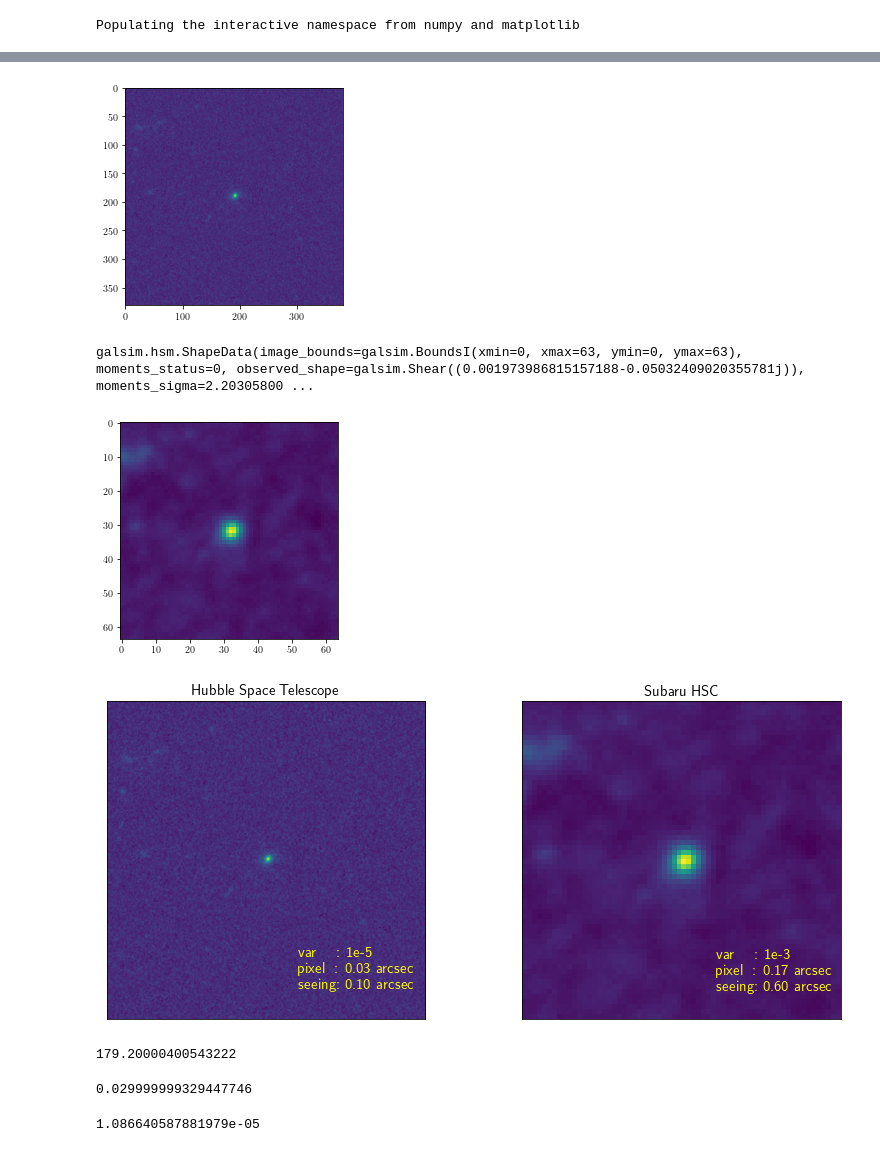
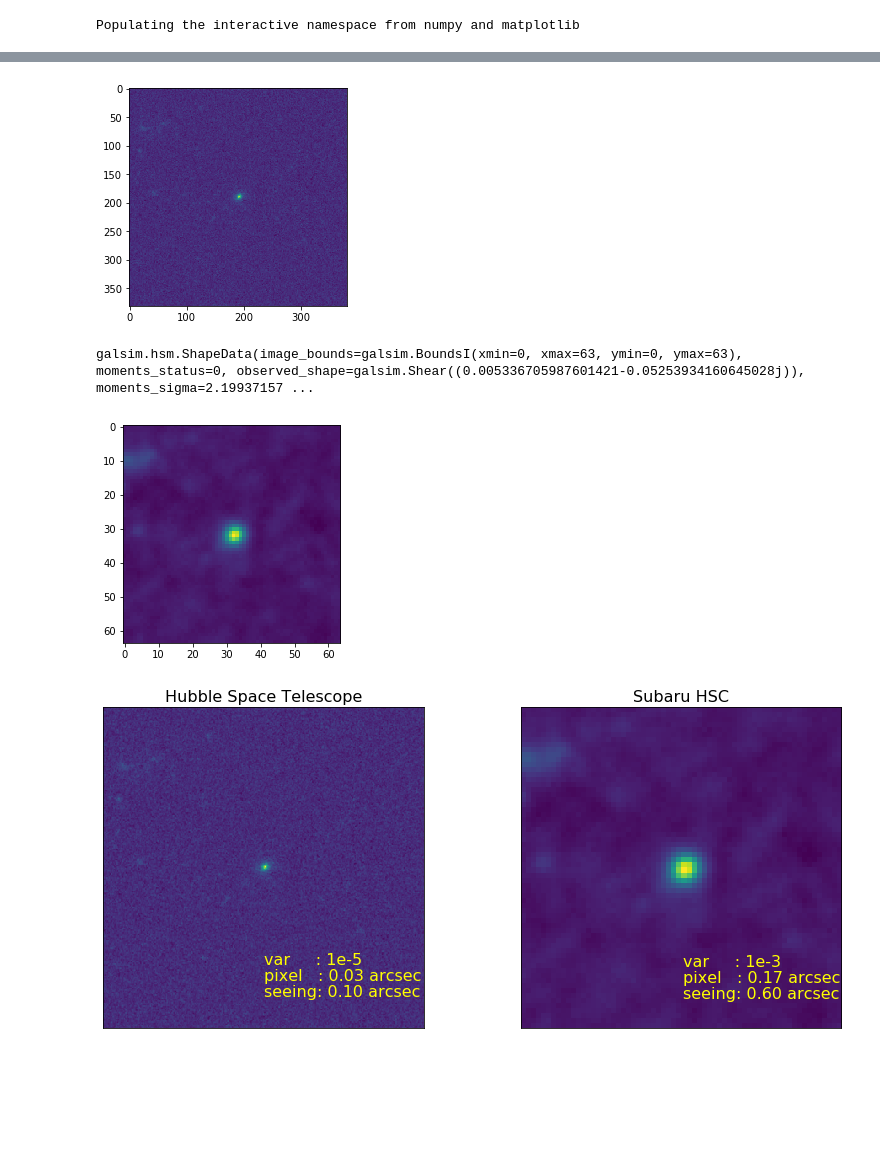
Before and after one commit to mr-superonion/FPFS, a Jupyter notebook: notebook/sim/3_2-rgcSimS4.ipynb, the cells around one changed output, grey strips where cells are left out. Drawn from its saved outputs; the diff is of its cells as text; code cells hidden in the pictures; blank space fills up the shorter version.

```diff
--- a/notebook/sim/3_2-rgcSimS4.ipynb
+++ b/notebook/sim/3_2-rgcSimS4.ipynb
@@ -51,9 +54,10 @@ galsim.hsm.ShapeData(image_bounds=galsim.BoundsI(xmin=0, xmax=42, ymin=0, ymax=4
 # %%
 # Get the  galaxy generator
 # Load data
+tdir=os.path.join(os.environ['homeWrk'],'COSMOS','galsim_train')
 Xname='best'
 catName     =   'real_galaxy_catalog_%s.fits' %(Xname)
-directory   =   '../../galsim_train/parent_%s_processed' %(Xname)
+directory   =   os.path.join(tdir,'parent_%s_processed' %(Xname))
 rgc         =   galsim.RealGalaxyCatalog(catName,dir=directory)
 rgcCat      =   rgc.cat
 nrgcDat     =   len(rgcCat)
@@ -61,76 +65,61 @@ nrgcDat     =   len(rgcCat)
 gals=[]
 # %%
 # setup the galaxy image and the noise image
-gal_image   =   galsim.ImageF(nx*ngrid,ny*ngrid,scale=scale)
+gal_image   =   galsim.ImageF(ngrid,ngrid,scale=scale)
 gal_image.setOrigin(0,0)
 index   =   42
 gal0    =   galsim.RealGalaxy(rgc,index=index,gsparams=bigfft)
-gal0        *=  flux_scaling
+gal0    *=  flux_scaling
 gal0.drawImage(gal_image,offset=(0.5,0.5))
 plt.imshow(gal0.original.gal_image.array)
 gals.append(gal0.original.gal_image.array)
 # %% [output]
-[figure, old version]
+[figure, new version]
 # %%
 # setup the galaxy image and the noise image
-gal_image   =   galsim.ImageF(nx*ngrid,ny*ngrid,scale=scale)
+gal_image   =   galsim.ImageF(ngrid,ngrid,scale=scale)
 gal_image.setOrigin(0,0)
 
 index   =   42
 gal0    =   galsim.RealGalaxy(rgc,index=index,gsparams=bigfft)
-gal0        *=  flux_scaling
-if i%nrot==0:
-    gal     =   gal0
-else:
-    gal     =   gal.rotate(1./nrot*np.pi*galsim.radians)
+gal0    *=  flux_scaling
+gal     =   gal0
 final   =   gal.shear(g1=g1,g2=g2)
 # Shear the galaxy
-if True:
-    final   =   galsim.Convolve([psfInt,final],gsparams=bigfft)
+final   =   galsim.Convolve([psfInt,final],gsparams=bigfft)
 # Draw the galaxy image
 final.drawImage(gal_image,method='no_pixel',offset=(0.5,0.5))
 varHST      =   gal_image.whitenNoise(final.noise)
 vn          =   galsim.GaussianNoise(ud,4e-5-varHST)
 gal_image.addNoise(vn)
 print(gal_image.FindAdaptiveMom())
+gals.append(gal_image.array)
 plt.imshow(gal_image.array)
-gals.append(gal_image.array)
 # %% [output]
-galsim.hsm.ShapeData(image_bounds=galsim.BoundsI(xmin=0, xmax=63, ymin=0, ymax=63), moments_status=0, observed_shape=galsim.Shear((0.001973986815157188-0.05032409020355781j)), moments_sigma=2.20305800 ...
+galsim.hsm.ShapeData(image_bounds=galsim.BoundsI(xmin=0, xmax=63, ymin=0, ymax=63), moments_status=0, observed_shape=galsim.Shear((0.005336705987601421-0.05253934160645028j)), moments_sigma=2.19937157 ...
-[figure, old version]
+[figure, new version]
 # %%
 plt.close()
+fs=16
 figure=plt.figure(figsize=(12,5))
 ax=figure.add_subplot(1,2,1)
-ax.set_title('Hubble Space Telescope',fontsize=15)
+ax.set_title('Hubble Space Telescope',fontsize=fs)
 ax.imshow(gals[0])
 ngrid=gals[0].shape[0]
-ax.text(0.6*ngrid,0.9*ngrid,'seeing: 0.10 arcsec',c='yellow',fontsize=15)
-ax.text(0.6*ngrid,0.85*ngrid,'pixel~~: 0.03 arcsec',c='yellow',fontsize=15)
-ax.text(0.6*ngrid,0.8*ngrid,'var~~~~: 1e-5',c='yellow',fontsize=15)
+ax.text(0.5*ngrid,0.9*ngrid,'seeing: 0.10 arcsec',color='yellow',fontsize=fs)
+ax.text(0.5*ngrid,0.85*ngrid,'pixel   : 0.03 arcsec',color='yellow',fontsize=fs)
+ax.text(0.5*ngrid,0.8*ngrid,'var     : 1e-5',color='yellow',fontsize=fs)
 ax.get_xaxis().set_visible(False)
 ax.get_yaxis().set_visible(False)
 ax=figure.add_subplot(1,2,2)
-ax.set_title('Subaru HSC',fontsize=15)
+ax.set_title('Subaru HSC',fontsize=fs)
 ax.imshow(gals[1])
 ngrid=gals[1].shape[0]
-ax.text(0.6*ngrid,0.9*ngrid,'seeing: 0.60 arcsec',c='yellow',fontsize=15)
-ax.text(0.6*ngrid,0.85*ngrid,'pixel~~: 0.17 arcsec',c='yellow',fontsize=15)
-ax.text(0.6*ngrid,0.8*ngrid,'var~~~~: 1e-3',c='yellow',fontsize=15)
+ax.text(0.5*ngrid,0.9*ngrid,'seeing: 0.60 arcsec',color='yellow',fontsize=fs)
+ax.text(0.5*ngrid,0.85*ngrid,'pixel   : 0.17 arcsec',color='yellow',fontsize=fs)
+ax.text(0.5*ngrid,0.8*ngrid,'var     : 1e-3',color='yellow',fontsize=fs)
 ax.get_xaxis().set_visible(False)
 ax.get_yaxis().set_visible(False)
 plt.tight_layout()
 # %% [output]
-[figure, old version]
+[figure, new version]
-# %%
-32*0.168/gal0.original.pixel_scale
-# %% [output]
-179.20000400543222
-# %%
-gal0.original.pixel_scale
-# %% [output]
-0.029999999329447746
-# %%
-varHST
-# %% [output]
-1.086640587881979e-05
```
Also changed, not shown: parts of 2 cells of this notebook, 9 other files.
